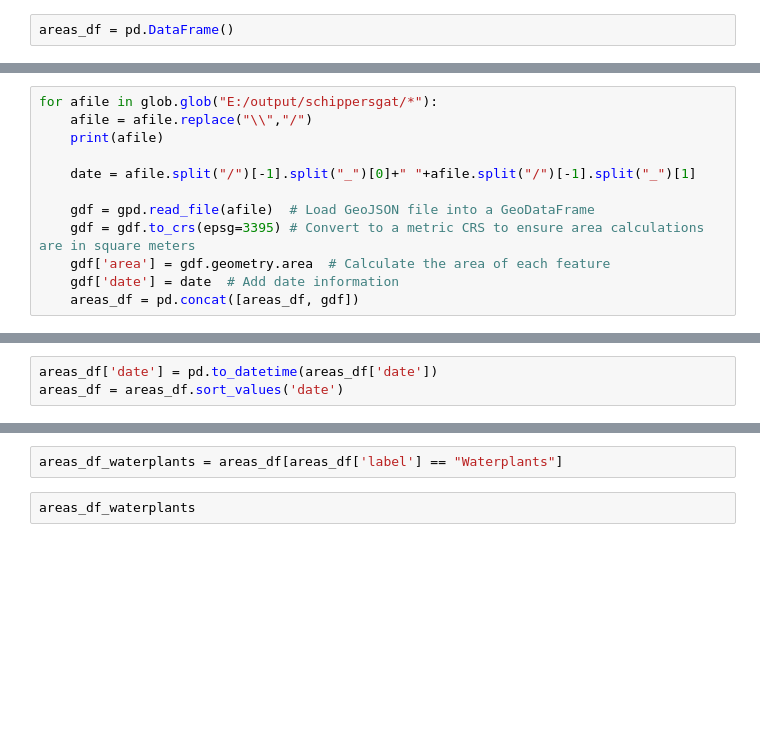
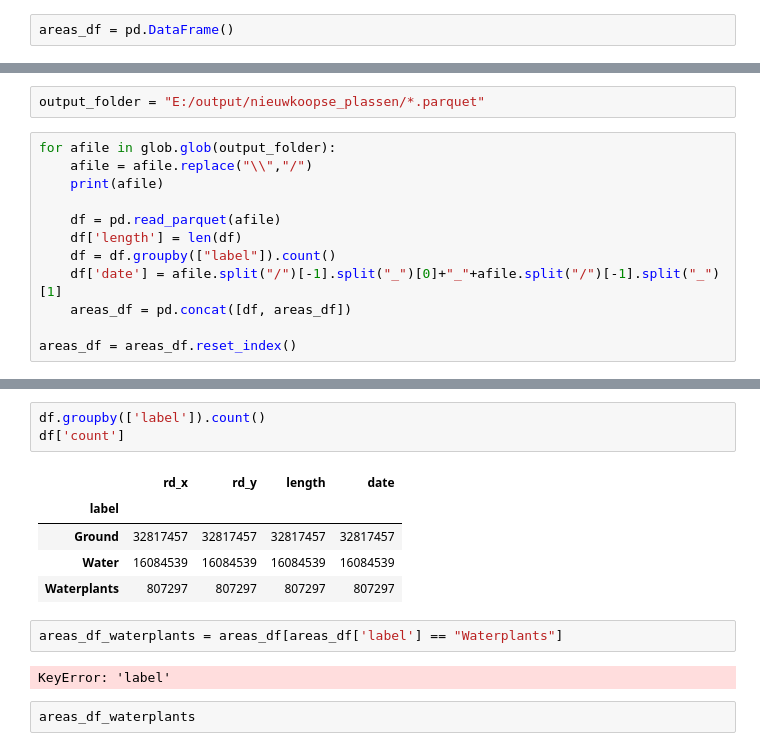
Before and after one commit to Provincie-Zuid-Holland/satellite_images_nso_tif_model_iterator, a Jupyter notebook: postprocessing/make_trend_graphs.ipynb, the cells around one changed output, grey strips where cells are left out. Cells and saved outputs as stored; diff of their text form; blank space fills up the shorter version.

```diff
--- a/postprocessing/make_trend_graphs.ipynb
+++ b/postprocessing/make_trend_graphs.ipynb
@@ -16,12 +9,0 @@ print(no_clouds)
-# %%
-for afile in glob.glob("E:/output/schippersgat/*"):
-    afile = afile.replace("\\","/")
-    print(afile)
-
-    date = afile.split("/")[-1].split("_")[0]+" "+afile.split("/")[-1].split("_")[1]
-
-    gdf = gpd.read_file(afile)  # Load GeoJSON file into a GeoDataFrame
-    gdf = gdf.to_crs(epsg=3395) # Convert to a metric CRS to ensure area calculations are in square meters
-    gdf['area'] = gdf.geometry.area  # Calculate the area of each feature
-    gdf['date'] = date  # Add date information
-    areas_df = pd.concat([areas_df, gdf])
@@ -45,3 +10,14 @@ E:/output/schippersgat/20230905_105231_PNEO-03_1_1_30cm_RD_12bit_RGBNED_Uithoorn
-# %%
-areas_df['date'] = pd.to_datetime(areas_df['date'])
-areas_df = areas_df.sort_values('date')
+# %%
+output_folder = "E:/output/nieuwkoopse_plassen/*.parquet"
+# %%
+for afile in glob.glob(output_folder):
+    afile = afile.replace("\\","/")
+    print(afile)
+
+    df = pd.read_parquet(afile)
+    df['length'] = len(df)
+    df = df.groupby(["label"]).count()
+    df['date'] = afile.split("/")[-1].split("_")[0]+"_"+afile.split("/")[-1].split("_")[1]
+    areas_df = pd.concat([df, areas_df])
+
+areas_df = areas_df.reset_index()
@@ -48,5 +28,16 @@ areas_df = areas_df.sort_values('date')
+# %%
+df.groupby(['label']).count()
+df['count']
+# %% [output]
+|  | rd_x | rd_y | length | date |
+| label |  |  |  |  |
+| Ground | 32817457 | 32817457 | 32817457 | 32817457 |
+| Water | 16084539 | 16084539 | 16084539 | 16084539 |
+| Waterplants | 807297 | 807297 | 807297 | 807297 |
 # %%
 areas_df_waterplants = areas_df[areas_df['label'] == "Waterplants"]
+# %% [output]
+KeyError: 'label'
 # %%
 areas_df_waterplants
 # %% [output]
```
Also changed, not shown: parts of 3 cells of this notebook.
